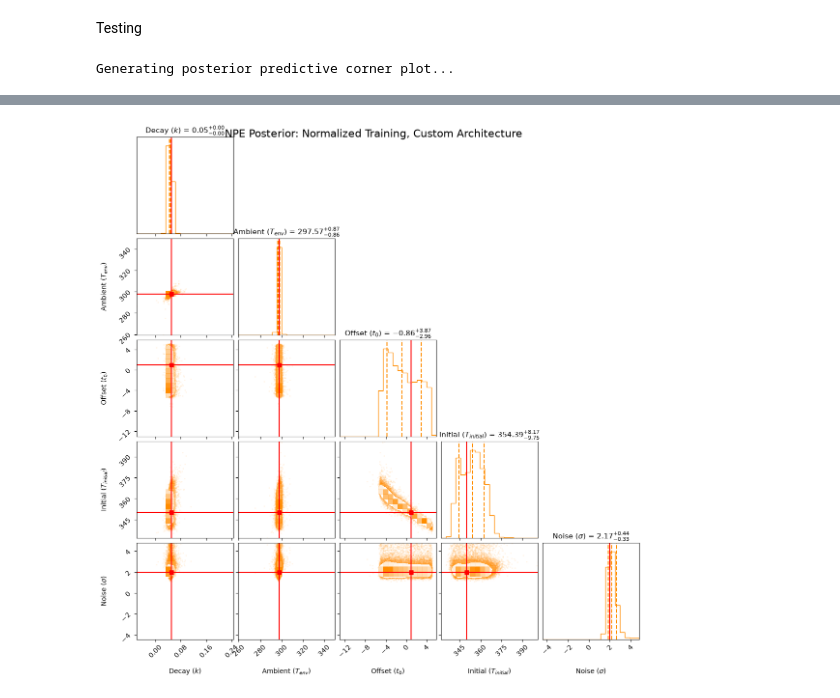
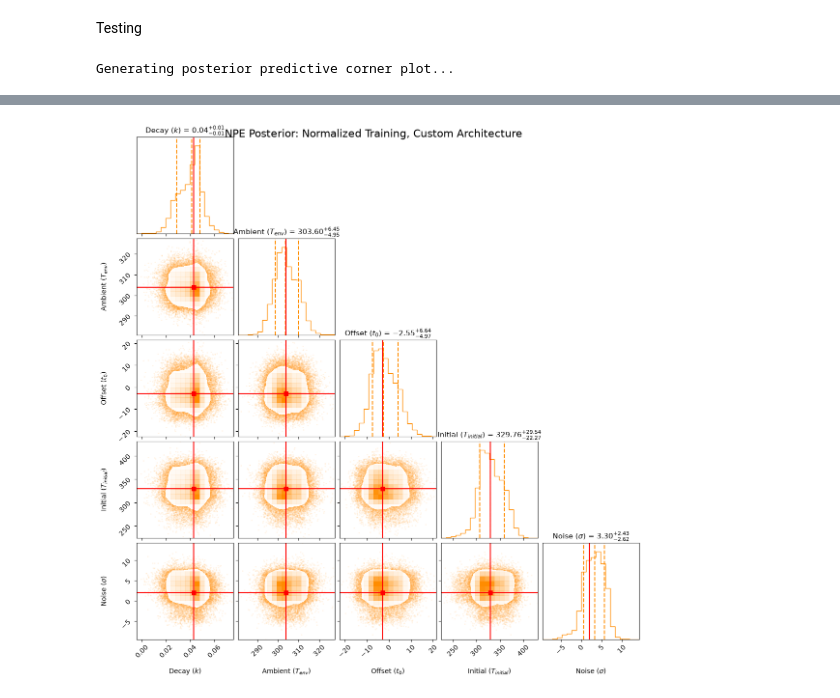
Before and after one commit to LucasWestfal/PFN_pewpew_analytics, a Jupyter notebook: npe.ipynb, the cells around one changed output, grey strips where cells are left out. Drawn from its saved outputs; the diff is of its cells as text; code cells hidden in the pictures.

Commit message:
working on plots, updating priors

```diff
--- a/npe.ipynb
+++ b/npe.ipynb
@@ -14,7 +15,8 @@ import corner
 # ==========================================
 # 1. CONSTANTS & SETUP
 # ==========================================
-SENSOR_FS = 0.26
+SENSOR_FS = 0.24
+#SENSOR_FS = 60.0
 RECORD_DURATION = 100.0
 num_samples = int(SENSOR_FS * RECORD_DURATION)
 device = torch.device('cuda' if torch.cuda.is_available() else 'cpu')
@@ -24,7 +26,7 @@ Simulator
 # ==========================================
 # 2. SIMULATOR & DATASET
 # ==========================================
-def thermal_simulator_abc(theta, fs=0.26, duration=100.0):
+def thermal_simulator_abc(theta, fs=0.24, duration=100.0):
     """5-Parameter Physics Model"""
     k, T_env, t_0, T_initial, sigma = theta[0], theta[1], theta[2], theta[3], theta[4]
 
@@ -37,14 +39,14 @@ def thermal_simulator_abc(theta, fs=0.26, duration=100.0):
     return clean_curve + noise
 
 class DynamicThermalDatasetABC(IterableDataset):
-    def __init__(self, batch_size=256, fs=0.26, duration=100.0, sigma_bounds=(0.1, 5.0)):
+    def __init__(self, batch_size=256, fs=0.26, duration=100.0, sigma_bounds=(0.0, 5.0)):
         super().__init__()
         self.batch_size = batch_size
         self.fs = fs
         self.duration = duration
 
-        self.lower_bounds = torch.tensor([0.001, 290.0, -5.0, 300.0, sigma_bounds[0]])
-        self.upper_bounds = torch.tensor([0.1,   315.0,  5.0, 400.0, sigma_bounds[1]])
+        self.lower_bounds = torch.tensor([0.03, 300.0, -5.0, 300.0, sigma_bounds[0]])
+        self.upper_bounds = torch.tensor([0.05,   310.0,  5.0, 350.0, sigma_bounds[1]])
 
     def __iter__(self):
         while True:
@@ -99,12 +101,14 @@ theta_norm_layer = ThetaNormalizer(dataset.lower_bounds, dataset.upper_bounds, d
 x_norm_layer = XNormalizer(dataset, device)
 
 # Initialize Custom Architecture (Neural Spline Flow, 3 layers of 128)
+# 2. Shrink the Architecture
+MAX_NETWORK_INPUTS = 24
 estimator = lampe.inference.NPE(
     theta_dim=5,
-    x_dim=num_samples,
+    x_dim=MAX_NETWORK_INPUTS,
     build=zuko.flows.NSF,
-    transforms=3,
-    hidden_features=[64, 64]
+    transforms=3,                     # Fewer transforms needed for lower-dim data
+    hidden_features=[64, 64]          # Much smaller hidden layers required
 ).to(device)
 
 epochs = 50
@@ -174,7 +212,7 @@ estimator.eval()
 
 with torch.no_grad():
     # True values
-    true_theta_tensor = torch.tensor([0.05, 298.0, 1.0, 350.0, 2.0]).to(device)
+    true_theta_tensor = torch.tensor([0.043, 304.0, -3.0, 330.0, 2.0]).to(device)
 
     # Generate the synthetic observation
     x_real = thermal_simulator_abc(true_theta_tensor, SENSOR_FS, RECORD_DURATION).to(device)
@@ -193,20 +231,17 @@ with torch.no_grad():
 fig = corner.corner(
     samples_np,
     labels=[
-        r"Decay ($k$)",
-        r"Ambient ($T_{env}$)",
-        r"Offset ($t_0$)",
-        r"Initial ($T_{initial}$)",
-        r"Noise ($\sigma$)"
+        r"Decay ($k$)", r"Ambient ($T_{env}$)", r"Offset ($t_0$)",
+        r"Initial ($T_{initial}$)", r"Noise ($\sigma$)"
     ],
     show_titles=True,
     title_kwargs={"fontsize": 11},
     quantiles=[0.16, 0.5, 0.84],
     color="darkorange",
-    truths=[0.05, 298.0, 1.0, 350.0, 2.0], # Red lines indicating true values
+    truths=[0.043, 304.0, -3.0, 330.0, 2.0],
     truth_color="red",
-    plot_contours=False,  # <-- Disable contour lines
-    plot_density=True,    # <-- Color the 2D bins by density instead
+    plot_contours=False,
+    plot_density=True,
     figsize=(12, 12)
 )
 
@@ -220 +252 @@ WARNING:root:Too few points to create valid contours
-[figure, old version]
+[figure, new version]
```
Also changed, not shown: parts of 9 cells of this notebook, 1 other file.
